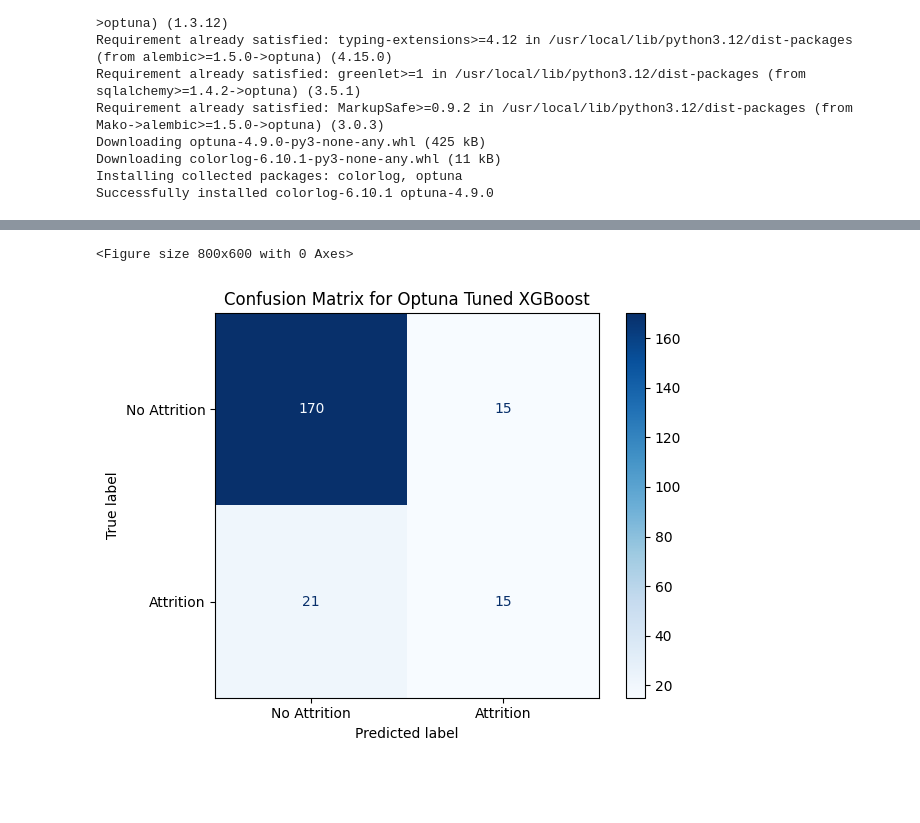
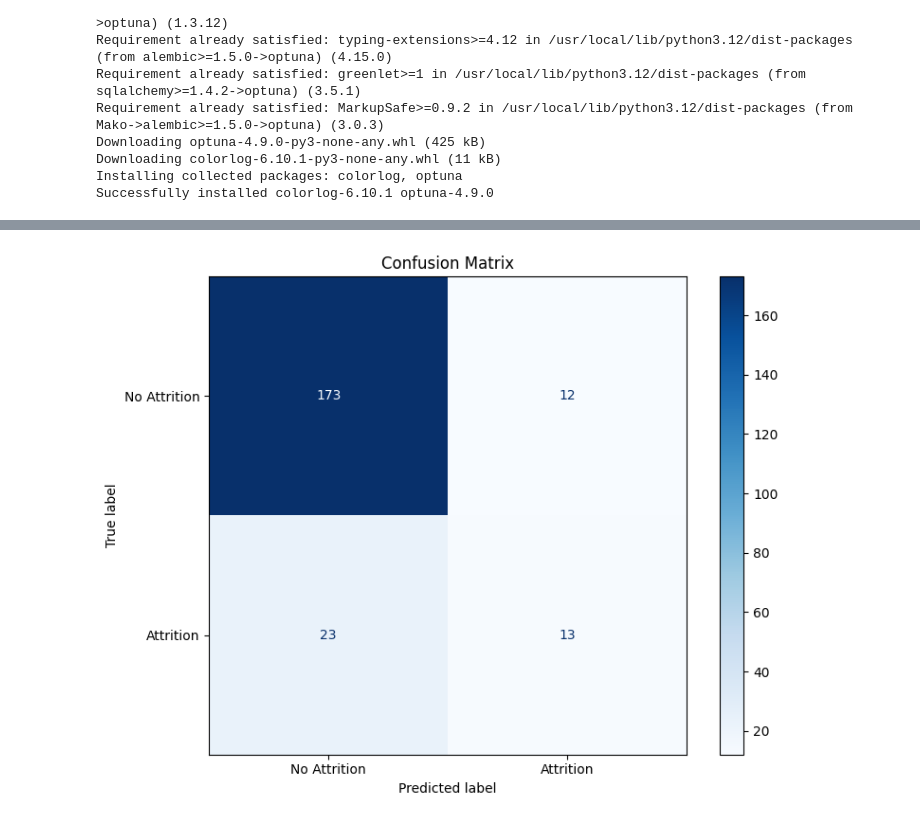
Before and after one commit to 2026-1st/Team-7, a Jupyter notebook: models/XGBoost/XGBoost.ipynb, the cells around one changed output, grey strips where cells are left out. Drawn from its saved outputs; the diff is of its cells as text; code cells hidden in the pictures; blank space fills up the shorter version.

```diff
--- a/models/XGBoost/XGBoost.ipynb
+++ b/models/XGBoost/XGBoost.ipynb
@@ -230,18 +236,26 @@ plt.show()
 # %%
 import matplotlib.pyplot as plt
 from sklearn.metrics import ConfusionMatrixDisplay
 
-# Assuming `y_test` and `y_pred_tuned_optuna` are available
+y_pred_eng_optuna = best_xgb_eng_optuna.predict(X_test_eng_proc)
 
 plt.figure(figsize=(8, 6))
+
+ax = plt.gca()
+
 ConfusionMatrixDisplay.from_predictions(
-    y_test, y_pred_tuned_optuna, display_labels=['No Attrition', 'Attrition'], cmap=plt.cm.Blues
+    y_test_eng,
+    y_pred_eng_optuna,
+    display_labels=['No Attrition', 'Attrition'],
+    cmap=plt.cm.Blues,
+    ax=ax
 )
-plt.title('Confusion Matrix for Optuna Tuned XGBoost')
+
+plt.title('Confusion Matrix')
 plt.tight_layout()
-plt.savefig('Optuna_XGBoost_Confusion_Matrix.pdf')
+
+plt.savefig('XGBoost_Confusion_Matrix.pdf')
 plt.show()
 # %% [output]
-<Figure size 800x600 with 0 Axes>
-[figure, old version]
+[figure, new version]
 # %%
```
Also changed, not shown: parts of 3 cells of this notebook, 7 other files.
